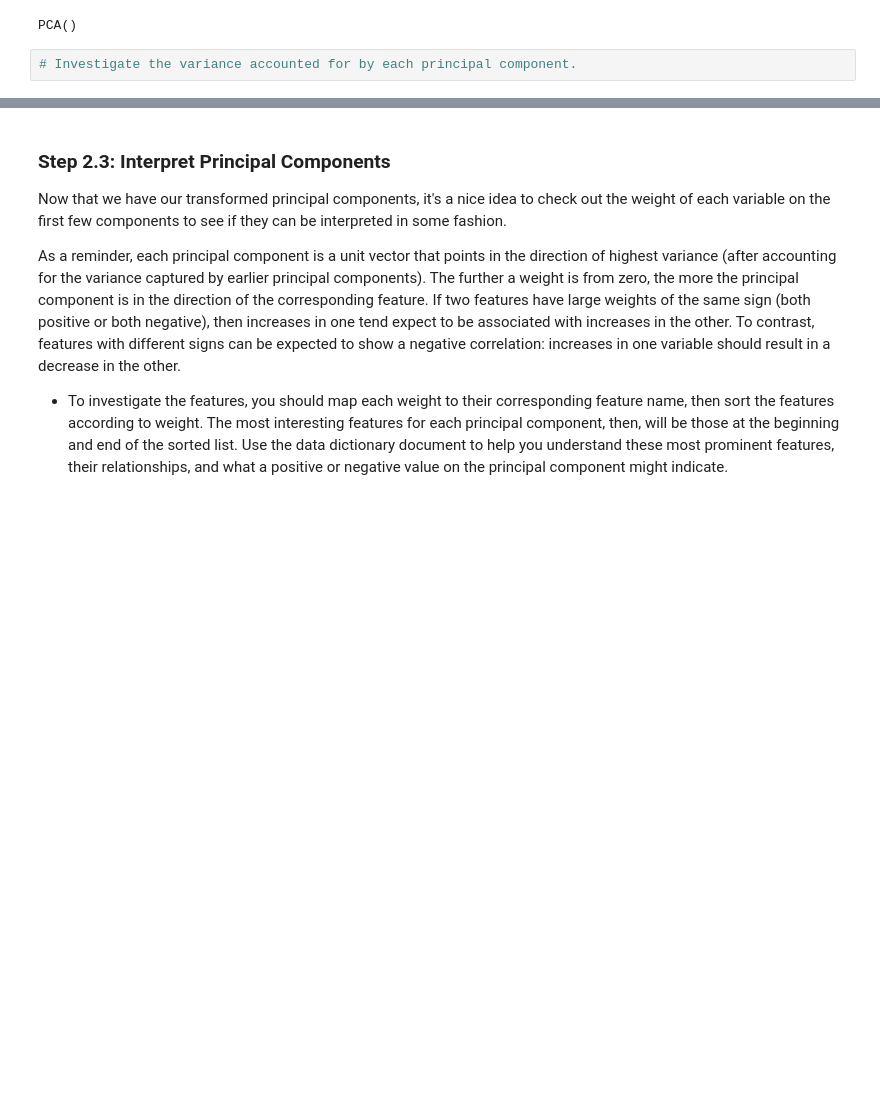
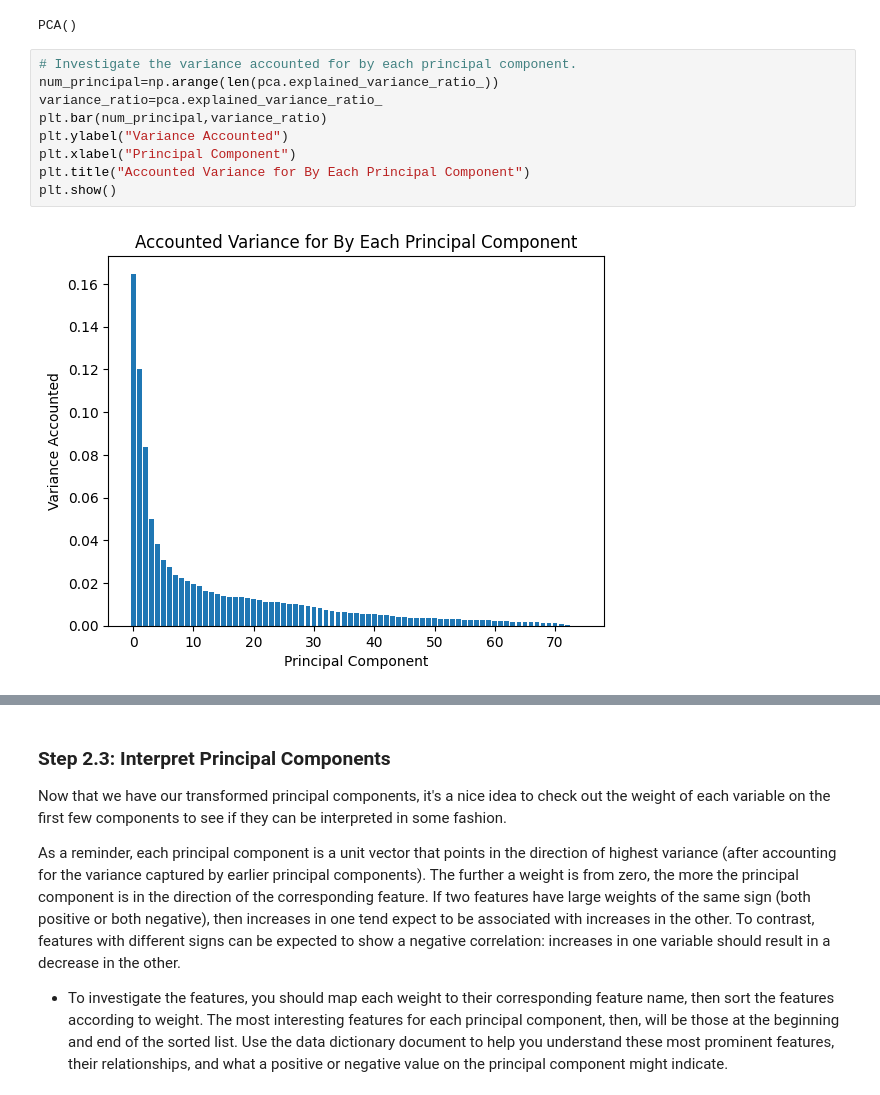
Before and after one commit to fayezalkh/Project-Identify-Customer-Segments, a Jupyter notebook: Identify_Customer_Segments.ipynb, the cells around one changed output, grey strips where cells are left out. Saved outputs shown, nothing was run; the diff lists cells and outputs as text; blank space fills up the shorter version.

```diff
--- a/Identify_Customer_Segments.ipynb
+++ b/Identify_Customer_Segments.ipynb
@@ -699,5 +732,14 @@ pca = PCA()
 pca.fit(features_scaled)
 # %% [output]
 PCA()
-# %%
-# Investigate the variance accounted for by each principal component.
+# %%
+# Investigate the variance accounted for by each principal component.
+num_principal=np.arange(len(pca.explained_variance_ratio_))
+variance_ratio=pca.explained_variance_ratio_
+plt.bar(num_principal,variance_ratio)
+plt.ylabel("Variance Accounted")
+plt.xlabel("Principal Component")
+plt.title("Accounted Variance for By Each Principal Component")
+plt.show()
+# %% [output]
+[figure, added]
```
Also changed, not shown: parts of 34 cells of this notebook.
